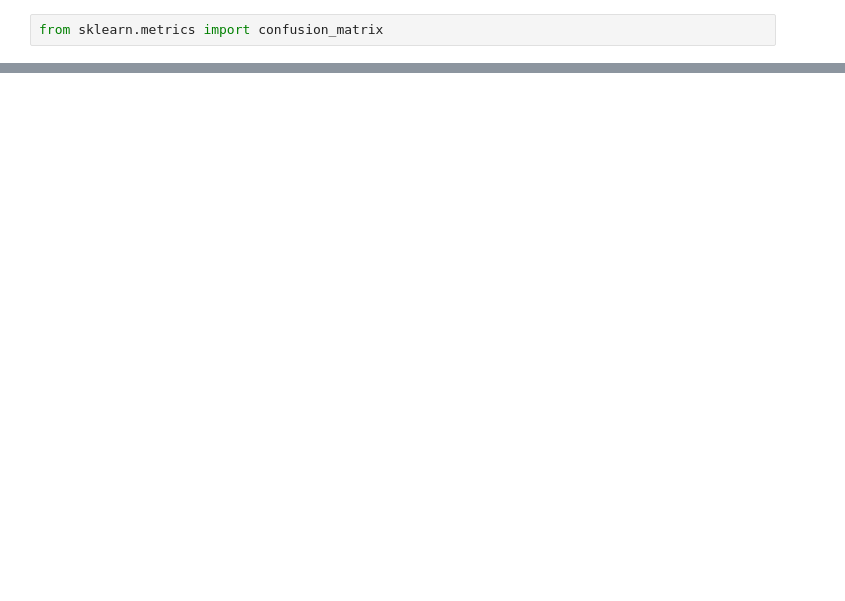
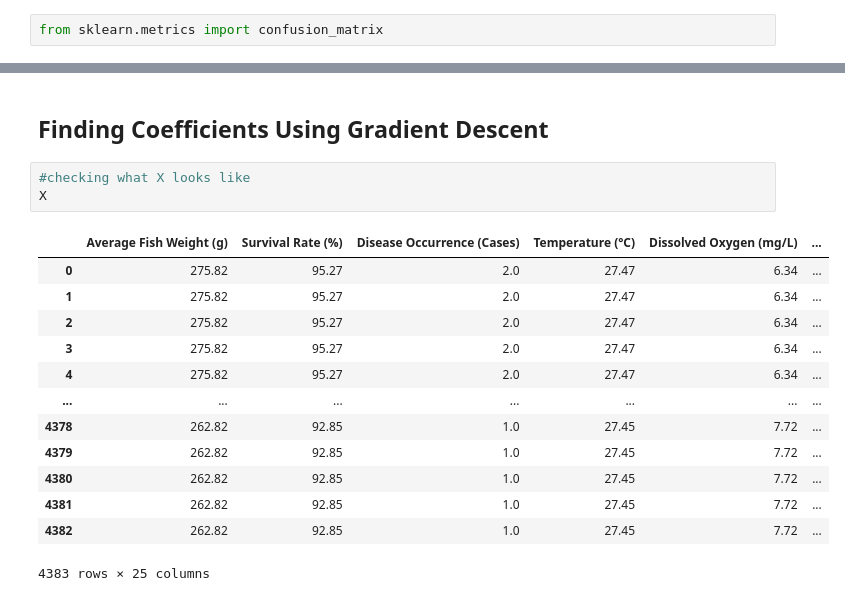
Before and after one commit to aaminah-arif/IoT-Monitoring-of-Water-Quality-and-Tilapia, a Jupyter notebook: Logistic Regression Project.ipynb, the cells around one changed output, grey strips where cells are left out. Saved outputs shown, nothing was run; the diff lists cells and outputs as text; blank space fills up the shorter version.

Commit message:
Added documentation and gradient

```diff
--- a/Logistic Regression Project.ipynb
+++ b/Logistic Regression Project.ipynb
@@ -291,0 +373,19 @@ confusion_matrix(y_test,predictions)
+# %% [markdown]
+## Finding Coefficients Using Gradient Descent
+# %%
+#checking what X looks like
+X
+# %% [output]
+|  | Average Fish Weight (g) | Survival Rate (%) | Disease Occurrence (Cases) | Temperature (°C) | Dissolved Oxygen (mg/L) | ... |
+| 0 | 275.82 | 95.27 | 2.0 | 27.47 | 6.34 | ... |
+| 1 | 275.82 | 95.27 | 2.0 | 27.47 | 6.34 | ... |
+| 2 | 275.82 | 95.27 | 2.0 | 27.47 | 6.34 | ... |
+| 3 | 275.82 | 95.27 | 2.0 | 27.47 | 6.34 | ... |
+| 4 | 275.82 | 95.27 | 2.0 | 27.47 | 6.34 | ... |
+| ... | ... | ... | ... | ... | ... | ... |
+| 4378 | 262.82 | 92.85 | 1.0 | 27.45 | 7.72 | ... |
+| 4379 | 262.82 | 92.85 | 1.0 | 27.45 | 7.72 | ... |
+| 4380 | 262.82 | 92.85 | 1.0 | 27.45 | 7.72 | ... |
+| 4381 | 262.82 | 92.85 | 1.0 | 27.45 | 7.72 | ... |
+| 4382 | 262.82 | 92.85 | 1.0 | 27.45 | 7.72 | ... |
+4383 rows × 25 columns
```
Also changed, not shown: parts of 22 cells of this notebook.
